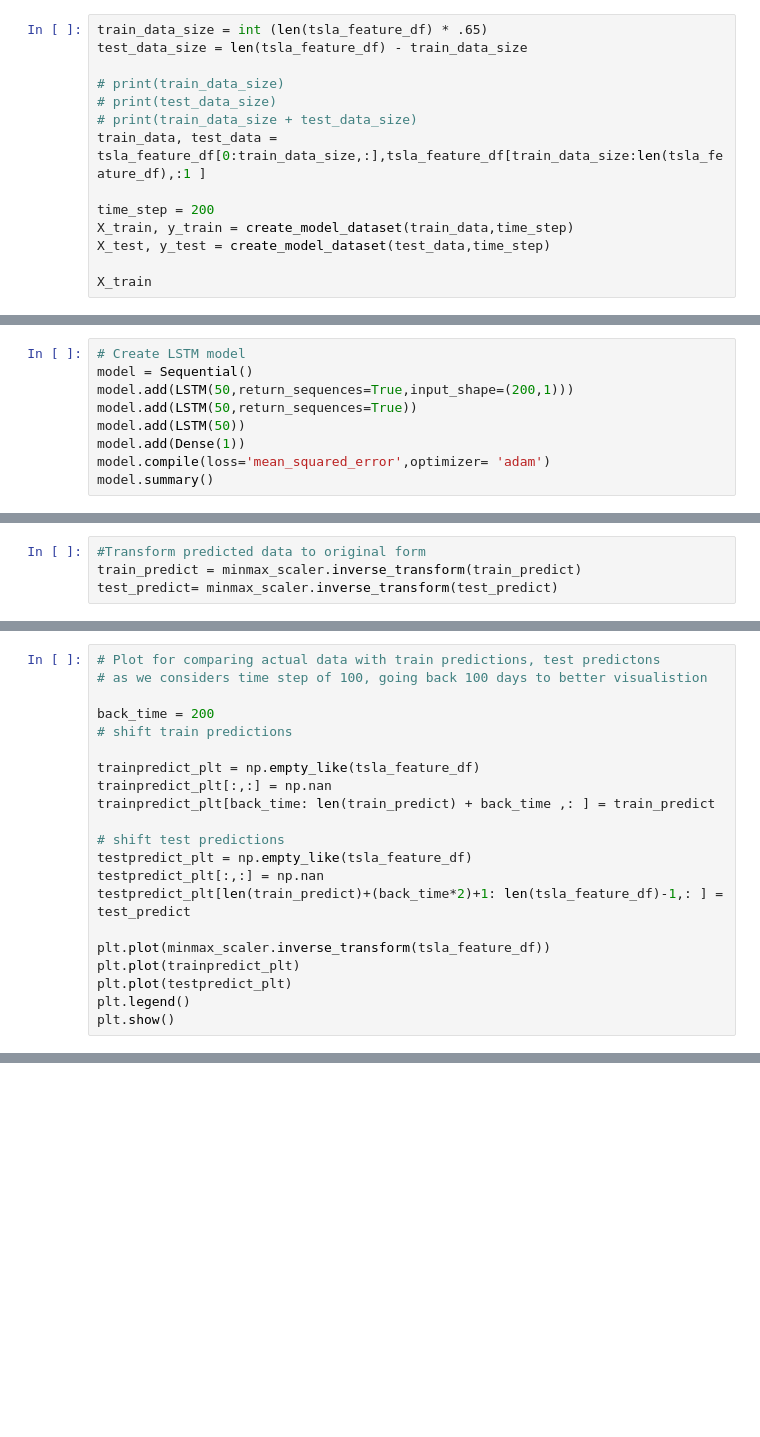
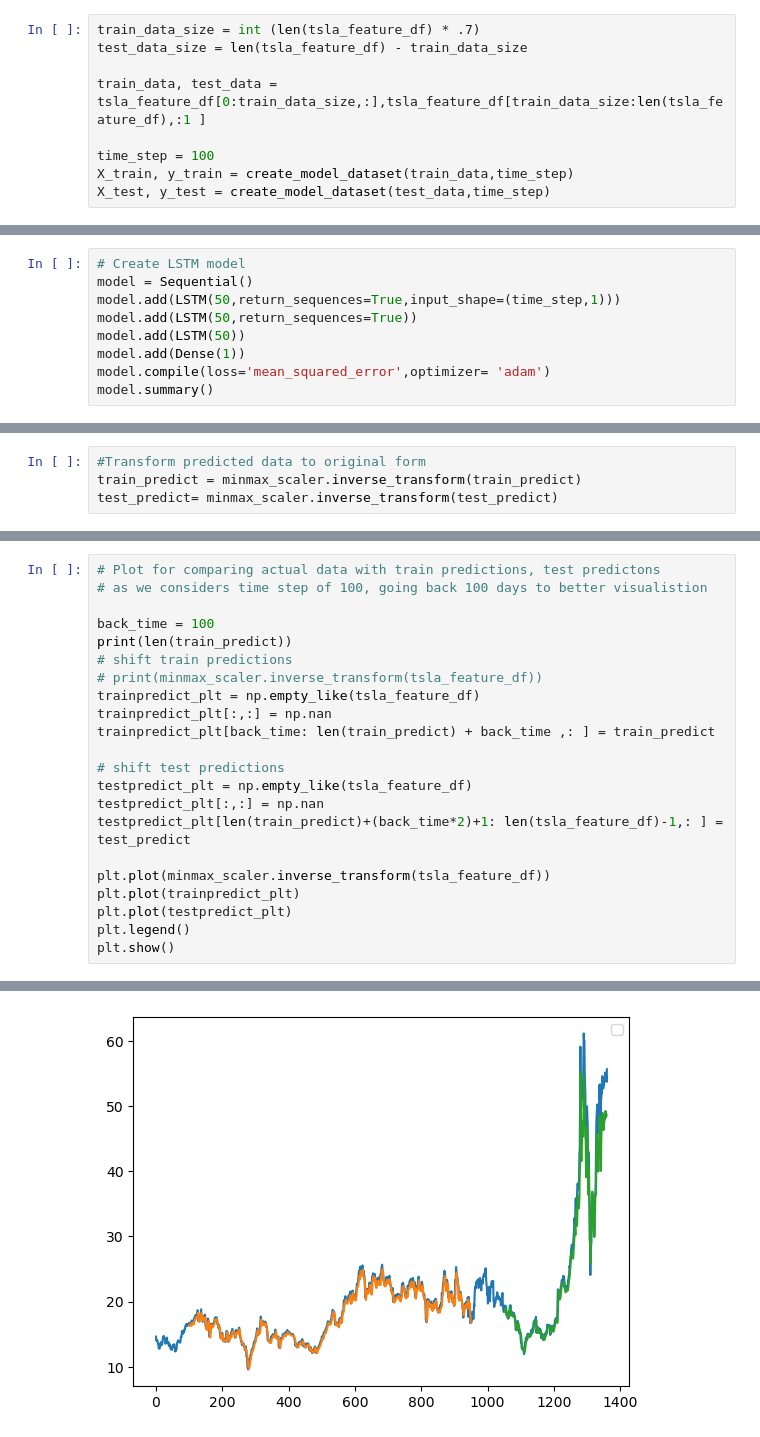
Before and after one commit to prastogi20/stockpredictor, a Jupyter notebook: Stock_price_prediction_LTSM.ipynb, the cells around one changed output, grey strips where cells are left out. Cells and saved outputs as stored; diff of their text form; blank space fills up the shorter version.

Commit message:
Optimized code and fixed data

```diff
--- a/Stock_price_prediction_LTSM.ipynb
+++ b/Stock_price_prediction_LTSM.ipynb
@@ -31,16 +78,11 @@ def create_model_dataset(dataset,time_step):
         YData.append(dataset[i+time_step,0])
     return np.array(XData),np.array(YData)
 # %%
-train_data_size = int (len(tsla_feature_df) * .65)
+train_data_size = int (len(tsla_feature_df) * .7)
 test_data_size = len(tsla_feature_df) - train_data_size
 
-# print(train_data_size)
-# print(test_data_size)
-# print(train_data_size + test_data_size)
 train_data, test_data = tsla_feature_df[0:train_data_size,:],tsla_feature_df[train_data_size:len(tsla_feature_df),:1 ]
 
-time_step = 200
+time_step = 100
 X_train, y_train = create_model_dataset(train_data,time_step)
 X_test, y_test = create_model_dataset(test_data,time_step)
-
-X_train
@@ -51,7 +111,7 @@ X_test = X_test.reshape(X_test.shape[0],X_test.shape[1],1)
 # %%
 # Create LSTM model
 model = Sequential()
-model.add(LSTM(50,return_sequences=True,input_shape=(200,1)))
+model.add(LSTM(50,return_sequences=True,input_shape=(time_step,1)))
 model.add(LSTM(50,return_sequences=True))
 model.add(LSTM(50))
 model.add(Dense(1))
@@ -77,9 +201,10 @@ math.sqrt(mean_squared_error(y_test,test_predict))
 # Plot for comparing actual data with train predictions, test predictons
 # as we considers time step of 100, going back 100 days to better visualistion
 
-back_time = 200
+back_time = 100
+print(len(train_predict))
 # shift train predictions
-
+# print(minmax_scaler.inverse_transform(tsla_feature_df))
 trainpredict_plt = np.empty_like(tsla_feature_df)
 trainpredict_plt[:,:] = np.nan
 trainpredict_plt[back_time: len(train_predict) + back_time ,: ] = train_predict
@@ -94,3 +219,4 @@ plt.plot(trainpredict_plt)
 plt.plot(testpredict_plt)
 plt.legend()
 plt.show()
+# %% [output]
@@ -96,0 +225 @@ plt.show()
+[figure, added]
```
Also changed, not shown: parts of 19 cells of this notebook, 6 other files.
